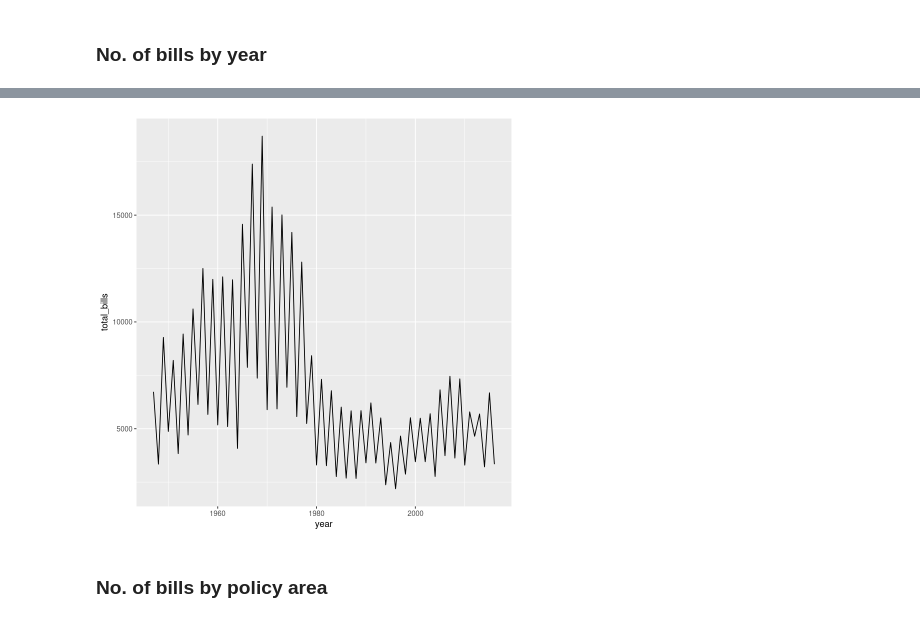
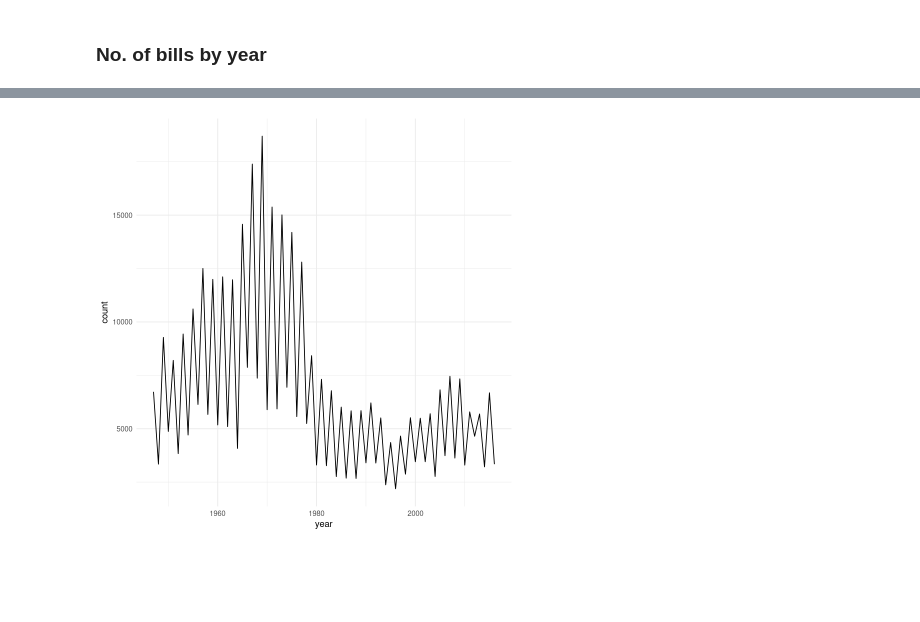
Before and after one commit to pallabee/EDA-for-Text-using-R, a Jupyter notebook: Inspecting_data.ipynb, the cells around one changed output, grey strips where cells are left out. Saved outputs shown, nothing was run; the diff lists cells and outputs as text; code cells hidden in the pictures; blank space fills up the shorter version.

Commit message:
code changes for policy mapping

```diff
--- a/Inspecting_data.ipynb
+++ b/Inspecting_data.ipynb
@@ -17,0 +13,6 @@ The following objects are masked from ‘package:base’:
+# %%
+# tokenizing text
+library(tidytext)
+
+# adjust default theme
+theme_set(theme_minimal())
@@ -18,2 +33,4 @@ The following objects are masked from ‘package:base’:
 # %%
-path <- file.path("~","manning/data/csv","legislation.csv")
+# import data
+data <- file.path("~","manning/data/csv","legislation.csv") %>%
+read_csv(show_col_types = FALSE)
@@ -78 +50,7 @@ spec_tbl_df [466,449 × 7] (S3: spec_tbl_df/tbl_df/tbl/data.frame)
+# %%
+# text labels for policy topic
+processed_data <- data %>%
+mutate(policy_labels = factor(x = policy,
+levels = policy_codes,
+labels = policy_labels))
 # %%
@@ -109,6 +71,4 @@ A tibble: 6 × 2
 # %%
-ggplot(df2_year,aes(x=year, y=total_bills)) + geom_line()
+ggplot(processed_data,aes(x=year)) + geom_line(stat = "count")
 # %% [output]
-[figure, old version]
+[figure, new version]
-# %% [markdown]
-### No. of bills by policy area
```
Also changed, not shown: parts of 25 cells of this notebook.
